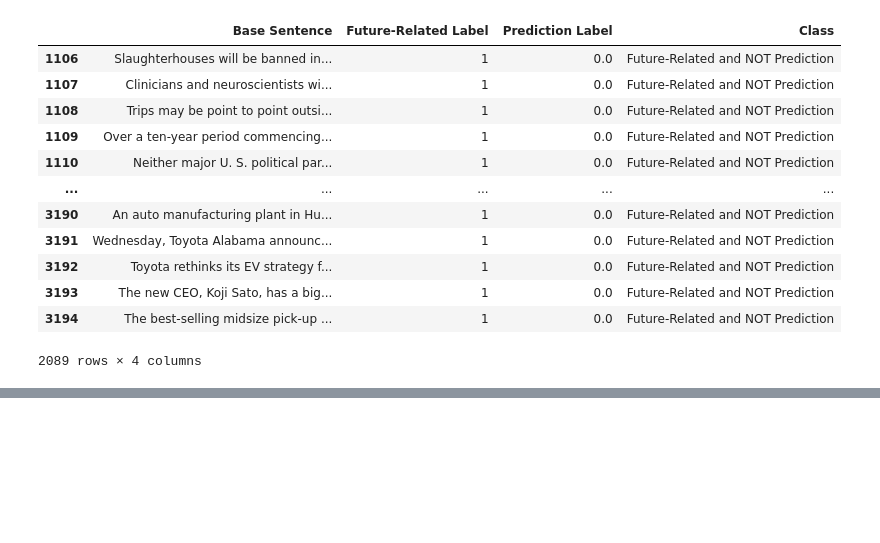
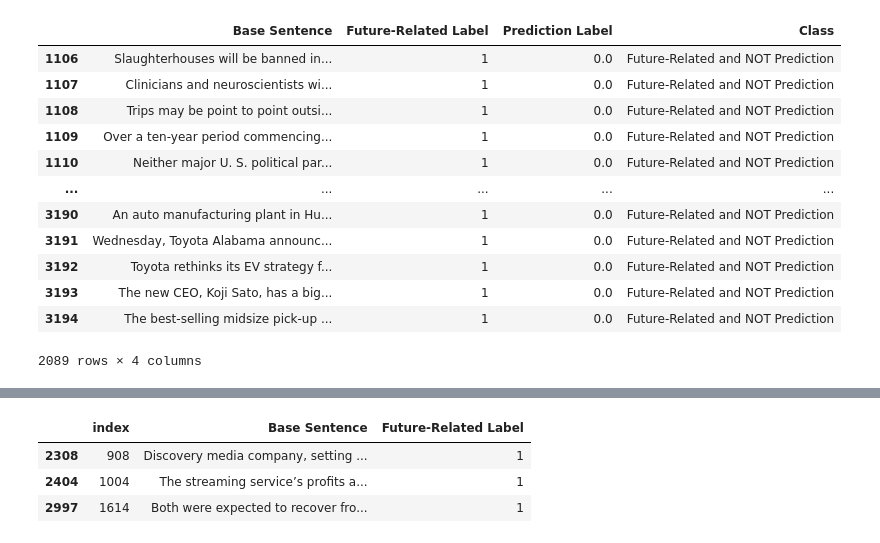
Before and after one commit to ufdatastudio/predictions, a Jupyter notebook: notebook_experiments/explore_chronicle2050_future_vs_projection.ipynb, the cells around one changed output, grey strips where cells are left out. Cells and saved outputs as stored; diff of their text form; code cells hidden in the pictures; blank space fills up the shorter version.

```diff
--- a/notebook_experiments/explore_chronicle2050_future_vs_projection.ipynb
+++ b/notebook_experiments/explore_chronicle2050_future_vs_projection.ipynb
@@ -291,0 +314,15 @@ grouped_df[filt_ex2]
+# %%
+sentences = [
+    'Discovery media company, setting the stage for the closing of the combined company, which could happen as soon as Friday.',
+    'The streaming service’s profits are expected to drop by more than 20 percent.',
+    'Both were expected to recover from their injuries.'
+]
+
+filt_sent = original_df['Base Sentence'].isin(sentences)
+
+original_df[filt_sent]
+# %% [output]
+|  | index | Base Sentence | Future-Related Label |
+| 2308 | 908 | Discovery media company, setting ... | 1 |
+| 2404 | 1004 | The streaming service’s profits a... | 1 |
+| 2997 | 1614 | Both were expected to recover fro... | 1 |
```
Also changed, not shown: parts of 3 cells of this notebook, 1 other file.
